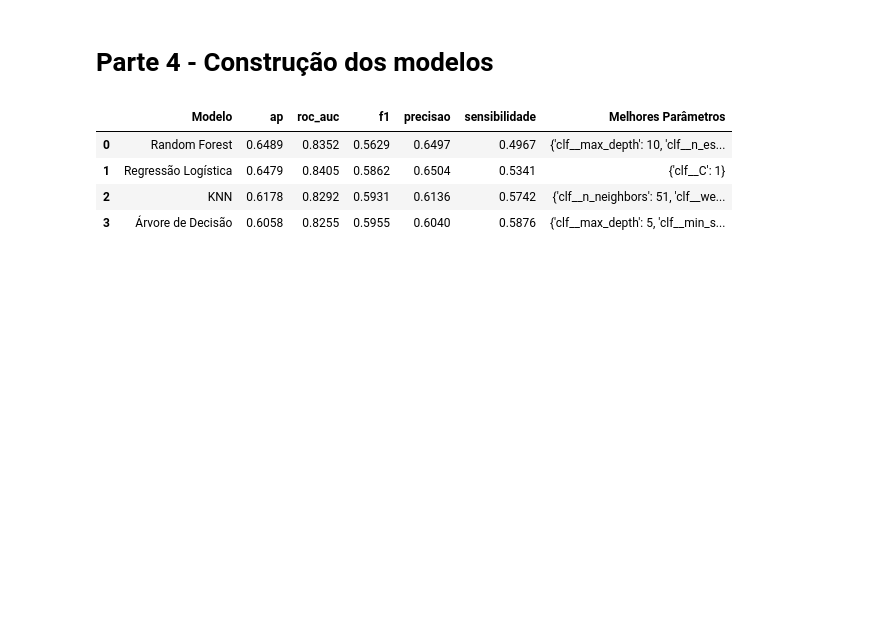
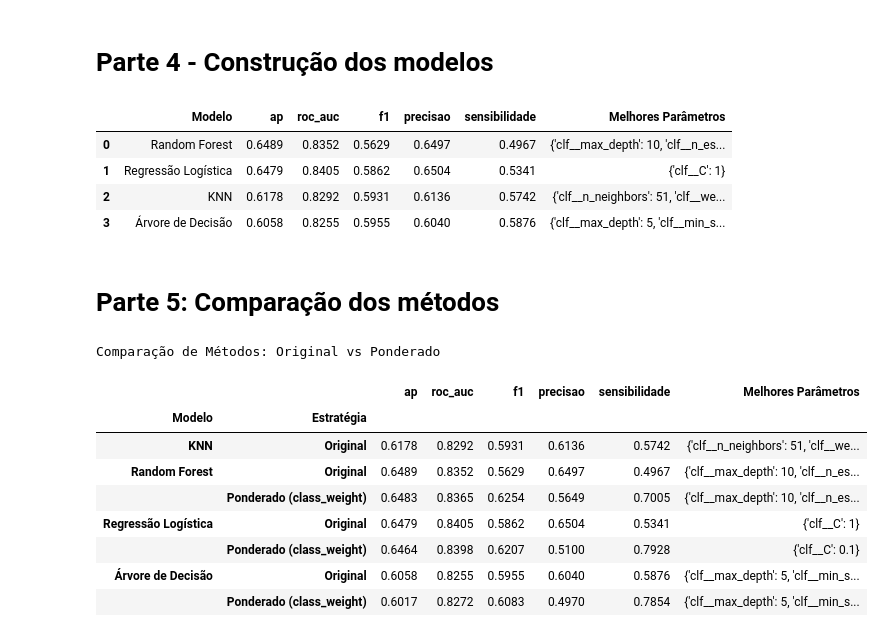
Before and after one commit to VictorTrasancos/Telco-Customer-Churn, a Jupyter notebook: Telco_Customer.ipynb, the cells around one changed output. Drawn from its saved outputs; the diff is of its cells as text; code cells hidden in the pictures; blank space fills up the shorter version.

```diff
--- a/Telco_Customer.ipynb
+++ b/Telco_Customer.ipynb
@@ -362,3 +362,61 @@ display(df_resultados.round(4))
 | 1 | Regressão Logística | 0.6479 | 0.8405 | 0.5862 | 0.6504 | 0.5341 | {'clf__C': 1} |
 | 2 | KNN | 0.6178 | 0.8292 | 0.5931 | 0.6136 | 0.5742 | {'clf__n_neighbors': 51, 'clf__we... |
 | 3 | Árvore de Decisão | 0.6058 | 0.8255 | 0.5955 | 0.6040 | 0.5876 | {'clf__max_depth': 5, 'clf__min_s... |
+# %% [markdown]
+# Parte 5: Comparação dos métodos
+# %%
+# Coluna estratégia adicionada aos resultados do bloco 4
+df_resultados['Estratégia'] = 'Original'
+
+modelos_ponderados = {
+    "Regressão Logística": (
+        LogisticRegression(max_iter=1000, class_weight='balanced', random_state=42),
+        {"clf__C": [0.01, 0.1, 1, 10]}
+    ),
+    "Árvore de Decisão": (
+        DecisionTreeClassifier(class_weight='balanced', random_state=42),
+        {"clf__max_depth": [3, 5, 7, 10], "clf__min_samples_split": [2, 10, 20]}
+    ),
+    "Random Forest": (
+        RandomForestClassifier(class_weight='balanced', random_state=42),
+        {"clf__max_depth": [5, 10], "clf__n_estimators": [100, 200]}
+    )
+}
+
+# For para os modelos ponderados
+resultados_ponderados = []
+
+for nome, (modelo, grid) in modelos_ponderados.items():
+    pipe = Pipeline([('prep', preprocessor_base), ('clf', modelo)])
+
+    grid_search = GridSearchCV(pipe, grid, scoring=SCORING, refit='ap', cv=cv, n_jobs=-1)
+    grid_search.fit(X_train, y_train)
+
+    idx = grid_search.best_index_
+    linha = {'Modelo': nome, 'Estratégia': 'Ponderado (class_weight)'}
+
+    for m in SCORING:
+        linha[m] = float(grid_search.cv_results_[f"mean_test_{m}"][idx])
+
+    linha['Melhores Parâmetros'] = str(grid_search.best_params_)
+    resultados_ponderados.append(linha)
+
+# Unindo os resultados obtidos
+df_ponderados = pd.DataFrame(resultados_ponderados)
+df_final = pd.concat([df_resultados, df_ponderados], ignore_index=True)
+df_final = df_final[['Modelo', 'Estratégia', 'ap', 'roc_auc', 'f1', 'precisao', 'sensibilidade', 'Melhores Parâmetros']]
+tabela_cv = df_final.set_index(['Modelo', 'Estratégia']).sort_index()
+
+print("Comparação de Métodos: Original vs Ponderado")
+display(tabela_cv.round(4))
+# %% [output]
+Comparação de Métodos: Original vs Ponderado
+|  |  | ap | roc_auc | f1 | precisao | sensibilidade | Melhores Parâmetros |
+| Modelo | Estratégia |  |  |  |  |  |  |
+| KNN | Original | 0.6178 | 0.8292 | 0.5931 | 0.6136 | 0.5742 | {'clf__n_neighbors': 51, 'clf__we... |
+| Random Forest | Original | 0.6489 | 0.8352 | 0.5629 | 0.6497 | 0.4967 | {'clf__max_depth': 10, 'clf__n_es... |
+|  | Ponderado (class_weight) | 0.6483 | 0.8365 | 0.6254 | 0.5649 | 0.7005 | {'clf__max_depth': 10, 'clf__n_es... |
+| Regressão Logística | Original | 0.6479 | 0.8405 | 0.5862 | 0.6504 | 0.5341 | {'clf__C': 1} |
+|  | Ponderado (class_weight) | 0.6464 | 0.8398 | 0.6207 | 0.5100 | 0.7928 | {'clf__C': 0.1} |
+| Árvore de Decisão | Original | 0.6058 | 0.8255 | 0.5955 | 0.6040 | 0.5876 | {'clf__max_depth': 5, 'clf__min_s... |
+|  | Ponderado (class_weight) | 0.6017 | 0.8272 | 0.6083 | 0.4970 | 0.7854 | {'clf__max_depth': 5, 'clf__min_s... |
```
Also changed, not shown: parts of 2 cells of this notebook.
